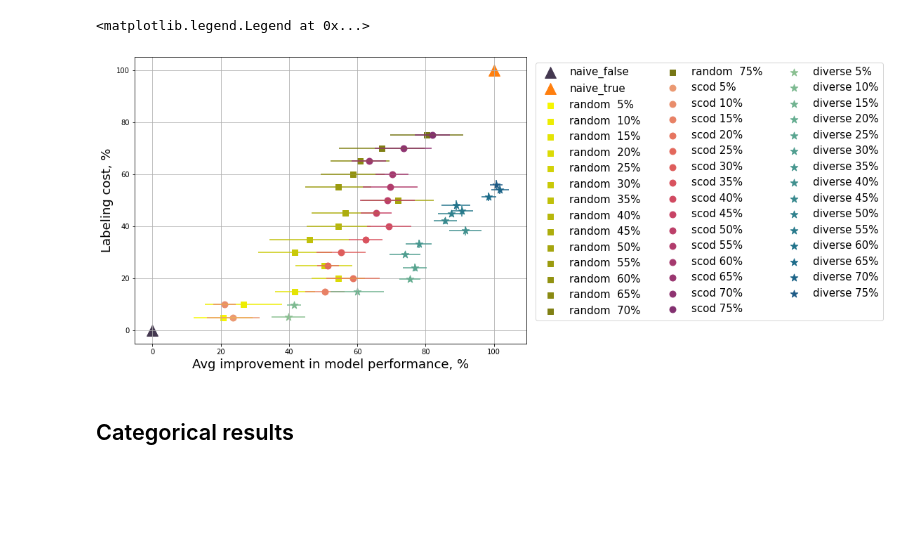
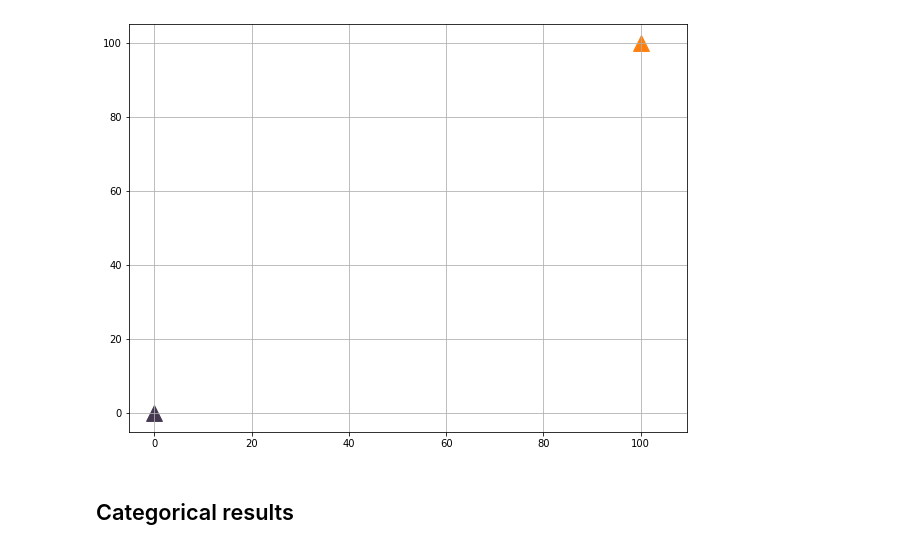
Before and after one commit to StanfordASL/data-lifecycle-management, a Jupyter notebook: visualize_benchmark_results.ipynb, the cells around one changed output. Saved outputs shown, nothing was run; the diff lists cells and outputs as text; code cells hidden in the pictures; blank space fills up the shorter version.

```diff
--- a/visualize_benchmark_results.ipynb
+++ b/visualize_benchmark_results.ipynb
@@ -8,9 +8,6 @@ import matplotlib.pyplot as plt
 import seaborn as sns
 # %%
 fig, ax = plt.subplots(figsize=(10,7.5))
-ax.set_ylabel("Labeling cost, %", fontsize=18)
-ax.set_xlabel("Avg improvement in model performance, %", fontsize=18)
-
 
 costs_final, accs_final, acc_std_errors = load_costs_accs_from_file('full_dataset.npz')
 
@@ -25,6 +22,7 @@ for k in accs_plot.keys():
         label = k
 
     elif k.startswith('scod'):
+        continue
         marker = 'o'
         markersize = 80
         fl = int(k.rsplit('_',1)[-1])
@@ -34,34 +32,42 @@ for k in accs_plot.keys():
         ax.errorbar(accs_plot[k], costs_plot[k], xerr=[acc_std_errors_plot[k]], color=color)
 
     elif k.startswith('diverse'):
+        continue
         marker = '*'
         markersize =120
         fl = int(k.rsplit('_',1)[-1])
         color = sns.color_palette("crest", n_colors=20)[fl]
         label = 'diverse '+ str(int((fl/20)*100))+'%'
 
         ax.errorbar(accs_plot[k], costs_plot[k], xerr=[acc_std_errors_plot[k]], yerr=[acc_std_errors[k+'_y']], color=color)
     elif k.startswith('agg_rand'):
+        continue
         marker = 's'
         markersize =80
         fl = int(k.rsplit('_',1)[-1])
         color = sns.dark_palette("yellow", reverse=True, n_colors=25)[fl]
         label = 'random  '+ str(int((fl/20)*100))+'%'
 
         ax.errorbar(accs_plot[k], costs_plot[k], xerr=[acc_std_errors_plot[k]], color=color)
     else:
         markersize = 30
         marker = 'o'
         color = 'g'
         label = 'k'
     ax.scatter(accs_plot[k], costs_plot[k], markersize, label = label, marker=marker, color=color)
 ax.grid(True)
-ax.legend(bbox_to_anchor=(1.01, 1), ncol=3, fontsize=15)
+ax.set_xlim([-5.215558804783606, 109.52673490045572])
+ax.set_ylim([-5.0, 105.0])
+
+# ax.set_ylabel("Labeling cost, %", fontsize=18)
+# ax.set_xlabel("Avg improvement in model performance, %", fontsize=18)
+# ax.legend(bbox_to_anchor=(1.01, 1), ncol=3, fontsize=15)
 
 # plt.savefig('benchmark_high.pdf',bbox_inches='tight')
+# plt.savefig('naive.pdf',bbox_inches='tight')
+
 
 # ax.legend(bbox_to_anchor=(1.05, 1), ncol=3)
 # plt.savefig('costvsperf.png', dpi='figure')
 # %% [output]
-<matplotlib.legend.Legend at 0x...>
-[figure, old version]
+[figure, new version]
```
Also changed, not shown: parts of 2 cells of this notebook, 21 other files.
